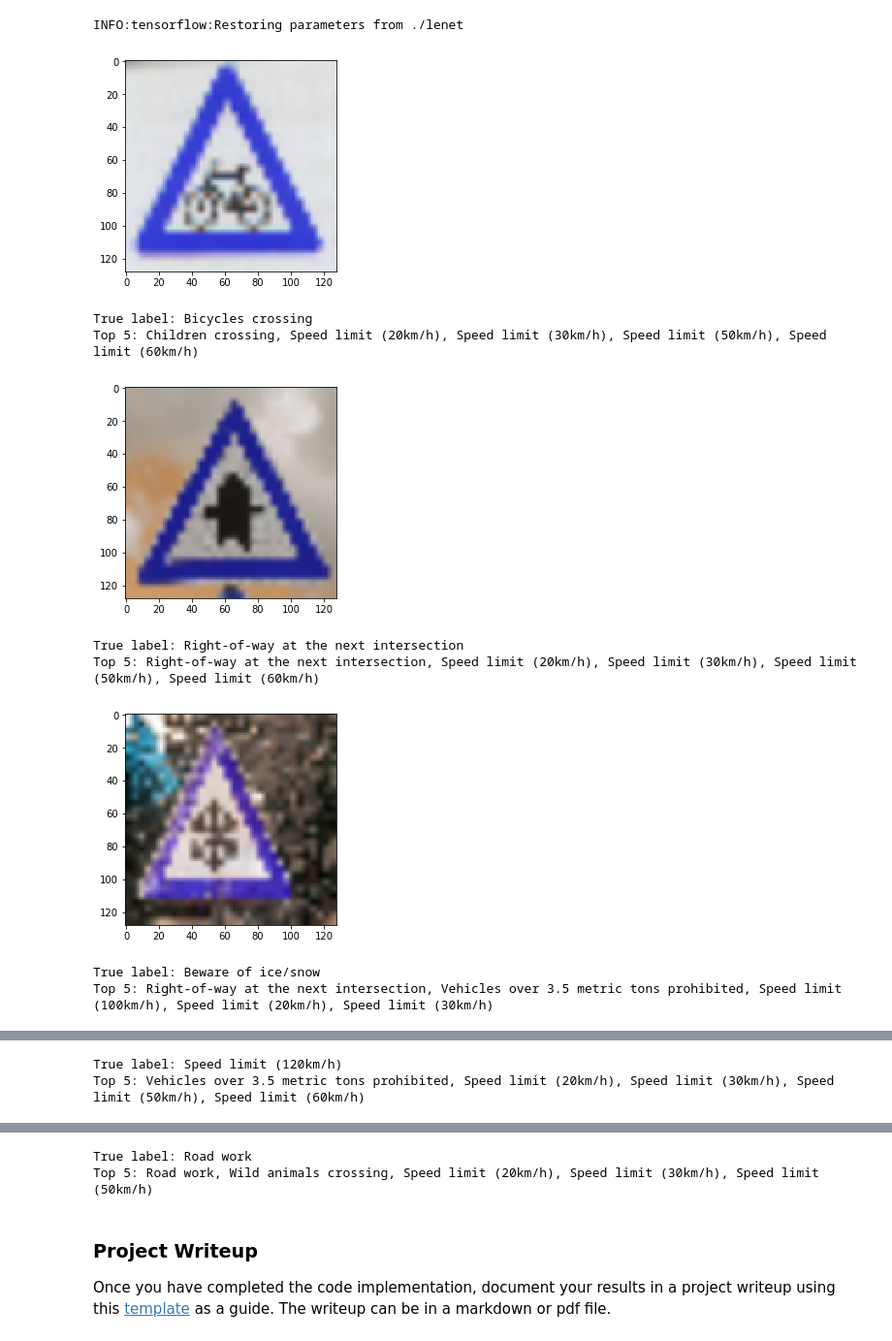
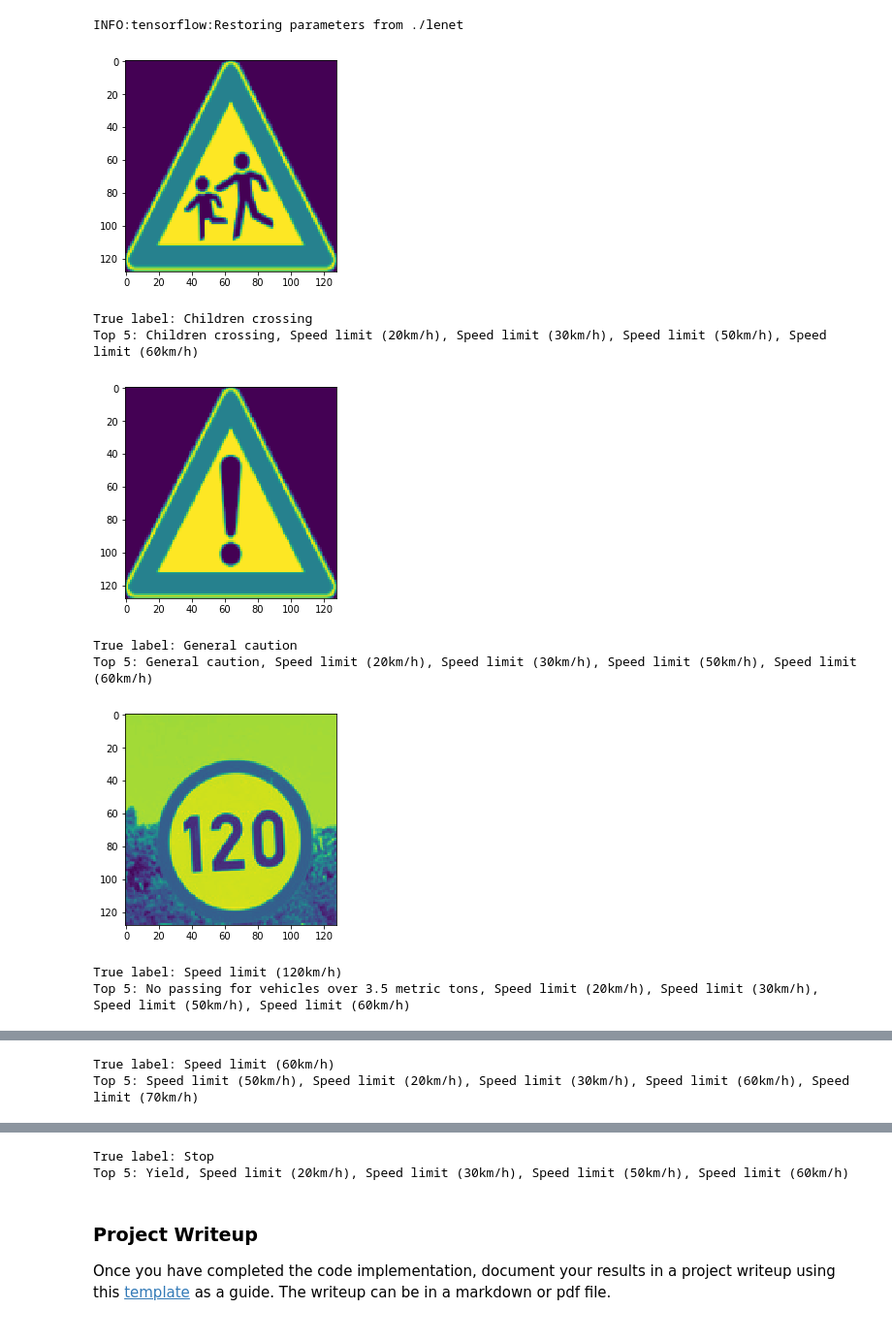
Before and after one commit to markmisener/udacity-self-driving-car-engineer, a Jupyter notebook: p3-traffic-sign-classifier/Traffic_Sign_Classifier.ipynb, the cells around one changed output, grey strips where cells are left out. Shown at 97% size. Saved outputs shown, nothing was run; the diff lists cells and outputs as text; code cells hidden in the pictures.

```diff
--- a/p3-traffic-sign-classifier/Traffic_Sign_Classifier.ipynb
+++ b/p3-traffic-sign-classifier/Traffic_Sign_Classifier.ipynb
@@ -317,7 +321,6 @@ plt.show()
 # %%
 with tf.Session() as sess:
     saver.restore(sess, tf.train.latest_checkpoint('.'))
-    test_accuracy = evaluate(X_test_normed, y_test)
-    print("Test Accuracy = {:.3f}".format(test_accuracy))
+    print("Test Accuracy = {:.3f}".format(evaluate(X_test_normed, y_test)))
 # %% [output]
 INFO:tensorflow:Restoring parameters from ./lenet
@@ -342,6 +345,6 @@ sorted_sign_files = sorted(['new_signs/{}'.format(f_name) for f_name in os.listd
 imgs = [cv2.imread(f_name, cv2.IMREAD_GRAYSCALE) for f_name in sorted_sign_files if f_name != 'new_signs/.ipynb_checkpoints']
 images = [cv2.resize(image,(32,32))[...,np.newaxis].astype('float32', casting='same_kind') for image in imgs]
 X_new = np.array(images)
-y_new = np.array([29, 11, 30, 8, 25])
+y_new = np.array([28, 18, 8, 3, 14])
 # %%
 # Visualize
@@ -376,8 +379,7 @@ prediction = tf.argmax(logits,1)
 with tf.Session() as sess:
     saver.restore(sess, tf.train.latest_checkpoint('.'))
     predictions = sess.run(prediction, feed_dict={x: X_new, keep_prob: 1.0})
-    test_accuracy = evaluate(X_new, y_new)
-    print("Test Accuracy = {:.3f}".format(test_accuracy))
+    print("Test Accuracy = {:.3f}".format(evaluate(X_new, y_new)))
 # %% [output]
 INFO:tensorflow:Restoring parameters from ./lenet
 Test Accuracy = 0.400
@@ -428,27 +430,26 @@ with tf.Session() as sess:
     saver.restore(sess, tf.train.latest_checkpoint('.'))
     logit_tensor = sess.run(logits, feed_dict={x: X_new, keep_prob: 1.0})
     softmax = sess.run(tf.nn.softmax(logit_tensor))
-    top5 = sess.run(tf.nn.top_k(tf.constant(softmax), k=5))
+    top_5 = sess.run(tf.nn.top_k(tf.constant(softmax), k=5))
 # %% [output]
 INFO:tensorflow:Restoring parameters from ./lenet
 # %%
 def get_sign_names(indices):
     return [sign_dict[str(ind)] for ind in indices]
 
-
 for i, img_label in enumerate(y_new):
-    plt.imshow(cv2.resize(processed_imgs[i], (128,128)))
+    plt.imshow(cv2.resize(imgs[i], (128,128)))
     plt.show()
     print('True label: {}'.format(sign_dict[str(img_label)]))
-    print('Top 5: {}, {}, {}, {}, {}'.format(*get_sign_names(top5[1][i])))
+    print('Top 5: {}, {}, {}, {}, {}'.format(*get_sign_names(top_5[1][i])))
     print('\n')
 # %% [output]
-[figure, old version]
+[figure, new version]
-True label: Bicycles crossing
+True label: Children crossing
 Top 5: Children crossing, Speed limit (20km/h), Speed limit (30km/h), Speed limit (50km/h), Speed limit (60km/h)
-[figure, old version]
+[figure, new version]
-True label: Right-of-way at the next intersection
-Top 5: Right-of-way at the next intersection, Speed limit (20km/h), Speed limit (30km/h), Speed limit (50km/h), Speed limit (60km/h)
+True label: General caution
+Top 5: General caution, Speed limit (20km/h), Speed limit (30km/h), Speed limit (50km/h), Speed limit (60km/h)
-[figure, old version]
+[figure, new version]
-True label: Beware of ice/snow
-Top 5: Right-of-way at the next intersection, Vehicles over 3.5 metric tons prohibited, Speed limit (100km/h), Speed limit (20km/h), Speed limit (30km/h)
+True label: Speed limit (120km/h)
+Top 5: No passing for vehicles over 3.5 metric tons, Speed limit (20km/h), Speed limit (30km/h), Speed limit (50km/h), Speed limit (60km/h)
@@ -456,2 +457,2 @@ Top 5: Right-of-way at the next intersection, Vehicles over 3.5 metric tons proh
-True label: Speed limit (120km/h)
-Top 5: Vehicles over 3.5 metric tons prohibited, Speed limit (20km/h), Speed limit (30km/h), Speed limit (50km/h), Speed limit (60km/h)
+True label: Speed limit (60km/h)
+Top 5: Speed limit (50km/h), Speed limit (20km/h), Speed limit (30km/h), Speed limit (60km/h), Speed limit (70km/h)
@@ -459,5 +460,5 @@ Top 5: Vehicles over 3.5 metric tons prohibited, Speed limit (20km/h), Speed lim
-True label: Road work
-Top 5: Road work, Wild animals crossing, Speed limit (20km/h), Speed limit (30km/h), Speed limit (50km/h)
+True label: Stop
+Top 5: Yield, Speed limit (20km/h), Speed limit (30km/h), Speed limit (50km/h), Speed limit (60km/h)
 # %% [markdown]
 ### Project Writeup
 
```
Also changed, not shown: parts of 6 cells of this notebook, 13 other files.
